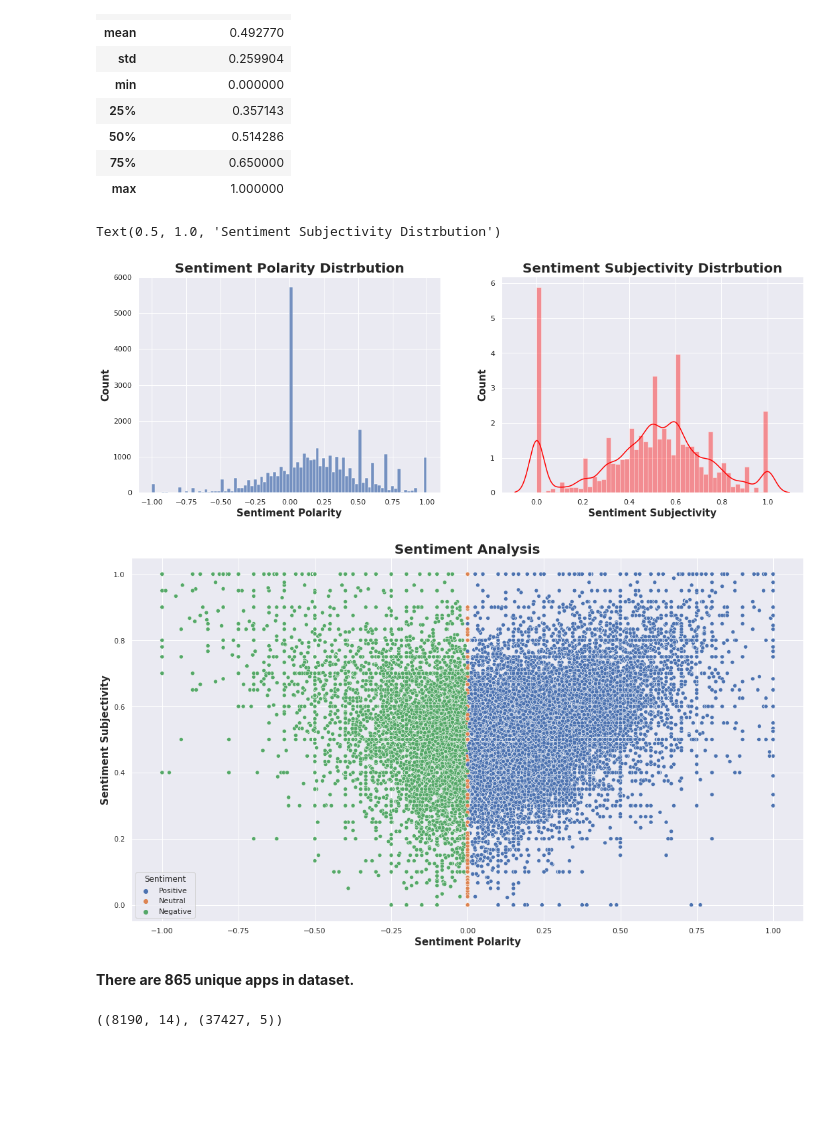
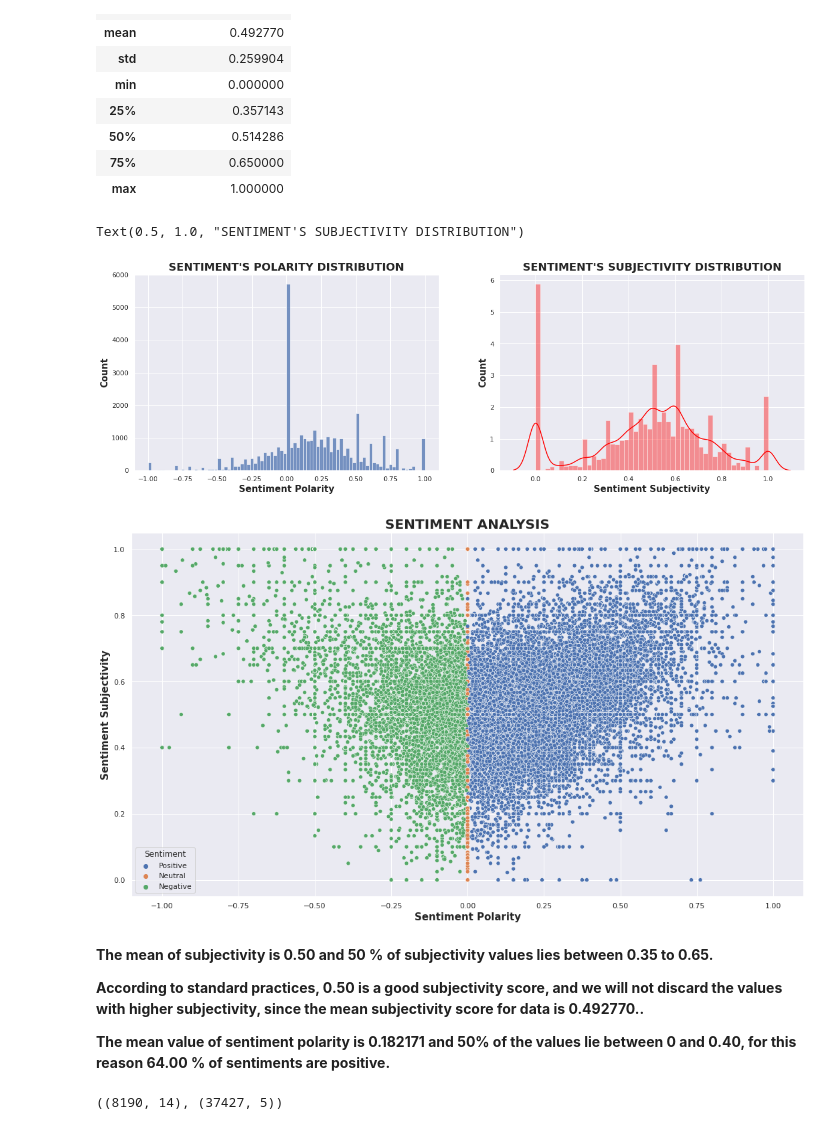
Before and after one commit to priyankashinde-DS/Play_Store_App, a Jupyter notebook: Play_Store_App_Review_Cpastone_Project.ipynb, the cells around one changed output. Saved outputs shown, nothing was run; the diff lists cells and outputs as text; code cells hidden in the pictures; blank space fills up the shorter version.

```diff
--- a/Play_Store_App_Review_Cpastone_Project.ipynb
+++ b/Play_Store_App_Review_Cpastone_Project.ipynb
@@ -686,0 +723,14 @@ plt.show()
+# %%
+# APPLICATIONS COUNT PER CATEGORY AND TYPE
+plt.figure(figsize=(20,6))
+sns.set_theme(style="white")
+ax=sns.countplot(play_store_app_data['Category'],order=play_store_app_data['Category'].value_counts().index,
+                 hue=play_store_app_data['Type'],linewidth=3,edgecolor='black')
+
+ax.set_xticklabels(ax.get_xticklabels(),rotation=40,ha='right',size=12,fontdict={"weight": "bold"})
+ax.set_xlabel('Category',size=15,fontdict={"weight": "bold"})
+ax.set_ylabel('Count',fontsize=15,fontdict={"weight": "bold"})
+ax.set_title('APPLICATIONS COUNT PER CATEGORY AND TYPE',fontsize=20,fontdict={"weight": "bold"})
+
+for i in ax.patches:
+        ax.annotate('{:.0f}'.format(i.get_height()), (i.get_x()+0.1,  i.get_height()+32))
@@ -1479,26 +1625,28 @@ app_review.loc[:,'Sentiment_Subjectivity'].describe().to_frame()
 | 75% | 0.650000 |
 | max | 1.000000 |
 # %%
+ # SENTIMENT'S SUBJECTIVITY DISTRIBUTION & SENTIMENT'S POLARITY DISTRIBUTION
 sns.set_style('darkgrid')
-plt.figure(figsize=(18,6))
+plt.figure(figsize=(20,6))
 plt.subplot(1,2,1)
 
 #histplot for Sentiment Polarity
 sns.histplot(app_review['Sentiment_Polarity'])
 plt.ylabel('Count', fontsize=15,fontdict={"weight": "bold"})
 plt.xlabel('Sentiment Polarity', fontsize=15,fontdict={"weight": "bold"})
-plt.title("Sentiment Polarity Distrbution", fontsize=20,fontdict={"weight": "bold"})
+plt.title("SENTIMENT'S POLARITY DISTRIBUTION", fontsize=18,fontdict={"weight": "bold"})
 
+#---------------------------------------------------------------------------------------------------------#
 
 plt.subplot(1,2,2)
 # distplot for Sentiment Subjectivit
 sns.distplot(app_review['Sentiment_Subjectivity'],color='Red')
 plt.ylabel('Count', fontsize=15,fontdict={"weight": "bold"})
 plt.xlabel('Sentiment Subjectivity', fontsize=15,fontdict={"weight": "bold"})
-plt.title("Sentiment Subjectivity Distrbution", fontsize=20,fontdict={"weight": "bold"})
+plt.title("SENTIMENT'S SUBJECTIVITY DISTRIBUTION", fontsize=18,fontdict={"weight": "bold"})
 # %% [output]
-Text(0.5, 1.0, 'Sentiment Subjectivity Distrbution')
+Text(0.5, 1.0, "SENTIMENT'S SUBJECTIVITY DISTRIBUTION")
-[figure, old version]
+[figure, new version]
 # %%
 # Scatterplot
 sns.set_style('darkgrid')
@@ -1506,12 +1654,16 @@ plt.figure(figsize=(18,10))
 sns.scatterplot(app_review['Sentiment_Polarity'],y = app_review['Sentiment_Subjectivity'],hue=app_review['Sentiment'])
 plt.xlabel('Sentiment Polarity', fontsize=15,fontdict={"weight": "bold"})
 plt.ylabel('Sentiment Subjectivity', fontsize=15,fontdict={"weight": "bold"})
-plt.title("Sentiment Analysis", fontsize=20,fontdict={"weight": "bold"})
+plt.title("SENTIMENT ANALYSIS", fontsize=20,fontdict={"weight": "bold"})
 plt.show()
 # %% [output]
-[figure, old version]
+[figure, new version]
-# %% [markdown]
-**There are 865 unique apps in dataset.**
+# %% [markdown]
+**The mean of subjectivity is 0.50 and 50 % of subjectivity values lies between 0.35 to 0.65.**
+
+**According to standard practices, 0.50 is a good subjectivity score, and we will not discard the values with higher subjectivity, since the mean subjectivity score for data is 0.492770..**
+
+**The mean value of sentiment polarity is 0.182171 and 50% of the values lie between 0 and 0.40, for this reason 64.00 % of sentiments are positive.**
 # %%
 # Shapes of two Data Sets
 play_store_app_data.shape,app_review.shape
```
Also changed, not shown: parts of 93 cells of this notebook.
